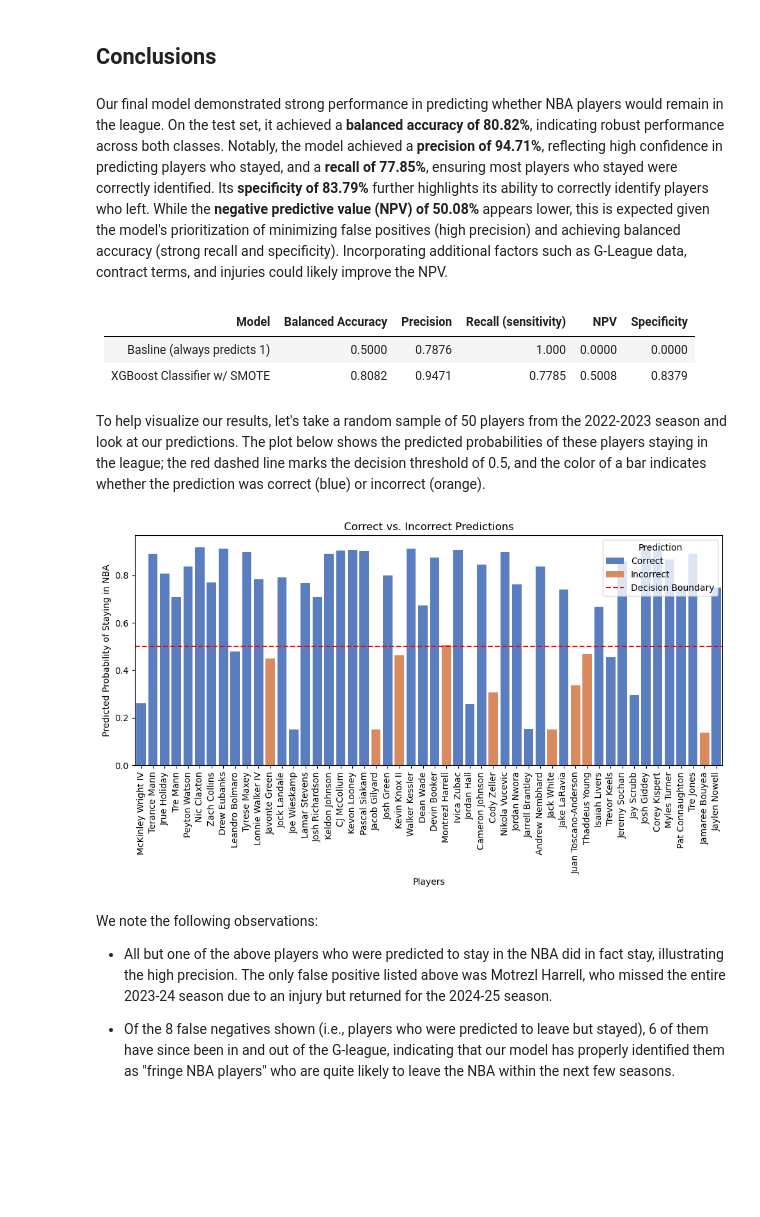
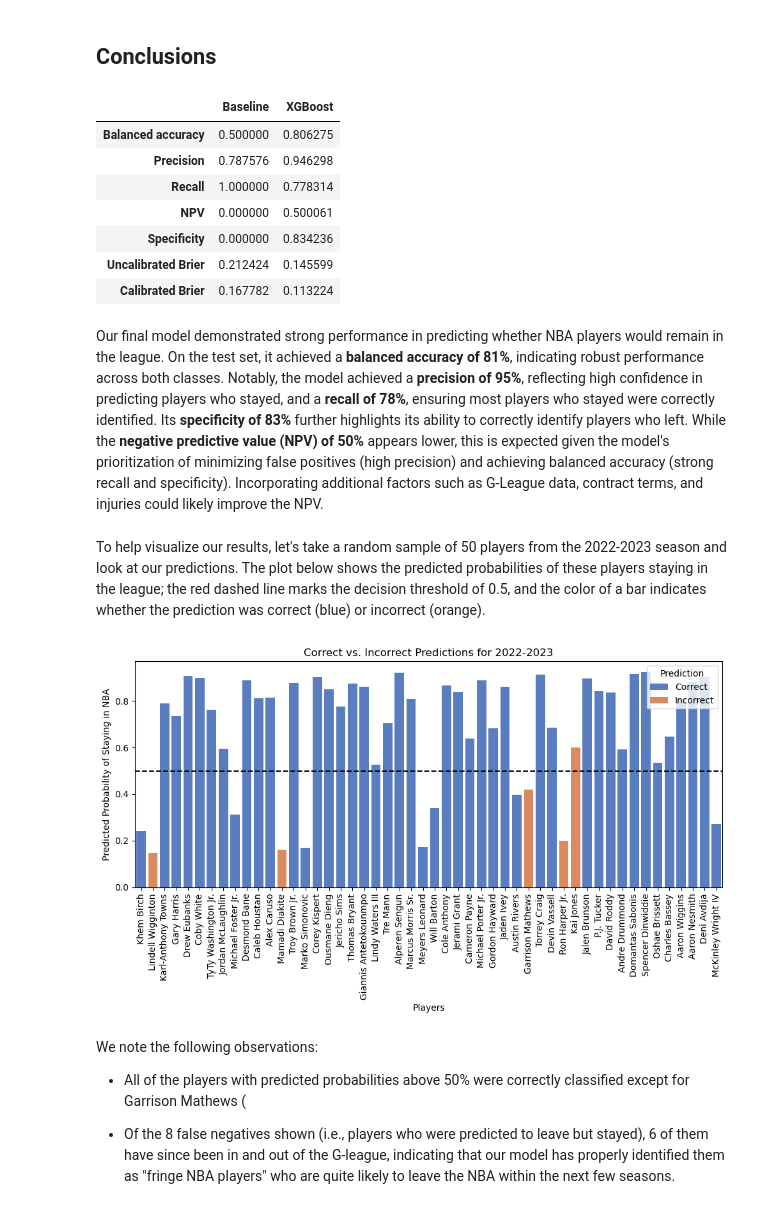
Before and after one commit to aapandy2/predicting_nba_player_retention, a Jupyter notebook: 4_FinalModelPerformance.ipynb, the cells around one changed output. Drawn from its saved outputs; the diff is of its cells as text; code cells hidden in the pictures; blank space fills up the shorter version.

Commit message:
working on final model notebook

```diff
--- a/4_FinalModelPerformance.ipynb
+++ b/4_FinalModelPerformance.ipynb
@@ -175,45 +175,52 @@ display_calibration(final_model_cal, df_test, features, "Calibrated final model"
 Brier score: 0.11380579305024069
 # %% [markdown]
 ## Conclusions
+# %%
+pd.DataFrame({"Baseline": baseline_summary.mean().drop("Test Year"),
+              "XGBoost": final_model_summary.mean().drop("Test Year")})
+# %% [output]
+|  | Baseline | XGBoost |
+| Balanced accuracy | 0.500000 | 0.806275 |
+| Precision | 0.787576 | 0.946298 |
+| Recall | 1.000000 | 0.778314 |
+| NPV | 0.000000 | 0.500061 |
+| Specificity | 0.000000 | 0.834236 |
+| Uncalibrated Brier | 0.212424 | 0.145599 |
+| Calibrated Brier | 0.167782 | 0.113224 |
 # %% [markdown]
-Our final model demonstrated strong performance in predicting whether NBA players would remain in the league. On the test set, it achieved a **balanced accuracy of 80.82%**, indicating robust performance across both classes. Notably, the model achieved a **precision of 94.71%**, reflecting high confidence in predicting players who stayed, and a **recall of 77.85%**, ensuring most players who stayed were correctly identified. Its **specificity of 83.79%** further highlights its ability to correctly identify players who left. While the **negative predictive value (NPV) of 50.08%** appears lower, this is expected given the model's prioritization of minimizing false positives (high precision) and achieving balanced accuracy (strong recall and specificity). Incorporating additional factors such as G-League data, contract terms, and injuries could likely improve the NPV.
+Our final model demonstrated strong performance in predicting whether NBA players would remain in the league. On the test set, it achieved a **balanced accuracy of 81%**, indicating robust performance across both classes. Notably, the model achieved a **precision of 95%**, reflecting high confidence in predicting players who stayed, and a **recall of 78%**, ensuring most players who stayed were correctly identified. Its **specificity of 83%** further highlights its ability to correctly identify players who left. While the **negative predictive value (NPV) of 50%** appears lower, this is expected given the model's prioritization of minimizing false positives (high precision) and achieving balanced accuracy (strong recall and specificity). Incorporating additional factors such as G-League data, contract terms, and injuries could likely improve the NPV.
-# %% [markdown]
-| Model | Balanced Accuracy | Precision | Recall (sensitivity) | NPV | Specificity |
-| --- | --- | --- | --- | --- | --- |
-| Basline (always predicts 1) | 0.5000 | 0.7876 | 1.000 | 0.0000 | 0.0000 |
-| XGBoost Classifier w/ SMOTE | 0.8082 | 0.9471 | 0.7785 | 0.5008 | 0.8379 |
 # %% [markdown]
 To help visualize our results, let's take a random sample of 50 players from the 2022-2023 season and look at our predictions. The plot below shows the predicted probabilities of these players staying in the league; the red dashed line marks the decision threshold of 0.5, and the color of a bar indicates whether the prediction was correct (blue) or incorrect (orange).
 # %%
 # get data for 2022-23 season
 df_2022 = df_test.loc[df_test['SEASON_START']==2022].copy()
 
 # create columns from predict and predict_proba
 df_2022['PREDICT'] = final_model.predict(df_2022[features])
 df_2022['PREDICT_PROBA'] = final_model.predict_proba(df_2022[features])[:,1]
 
 # take a sample of 50 players
-df = df_2022.sample(50).copy()
+df = df_2022.sample(50, random_state=45).copy()
 
 # create column indicating whether prediction was correct
 df['CORRECT'] = (df['PREDICT'] == df['IN_LEAGUE_NEXT'])
 df['CORRECT'] = df['CORRECT'].map({True: 'Correct', False: 'Incorrect'})
 
 # plot predict_proba and show correct vs. incorrect predictions
 plt.figure(figsize=(10, 6))
 sns.barplot(data=df, x='NAME', y='PREDICT_PROBA', hue='CORRECT', hue_order=['Correct', 'Incorrect'], palette='muted')
-plt.axhline(0.5, color='red', linestyle='--', label='Decision Threshold')
+plt.axhline(0.5, color='k', linestyle='--')
 plt.title('Correct vs. Incorrect Predictions for 2022-2023')
 plt.ylabel('Predicted Probability of Staying in NBA')
 plt.xlabel('Players')
 plt.xticks(rotation=90, fontsize=10)
 plt.legend(title='Prediction', loc='upper right')
 plt.tight_layout()
 plt.show()
 # %% [output]
-[figure, old version]
+[figure, new version]
 # %% [markdown]
 We note the following observations:
-* All but one of the above players who were predicted to stay in the NBA did in fact stay, illustrating the high precision. The only false positive listed above was Motrezl Harrell, who missed the entire 2023-24 season due to an injury but returned for the 2024-25 season.
+* All of the players with predicted probabilities above 50% were correctly classified except for Garrison Mathews (
 
 * Of the 8 false negatives shown (i.e., players who were predicted to leave but stayed), 6 of them have since been in and out of the G-league, indicating that our model has properly identified them as "fringe NBA players" who are quite likely to leave the NBA within the next few seasons.
```
Also changed, not shown: parts of 1 cell of this notebook.
